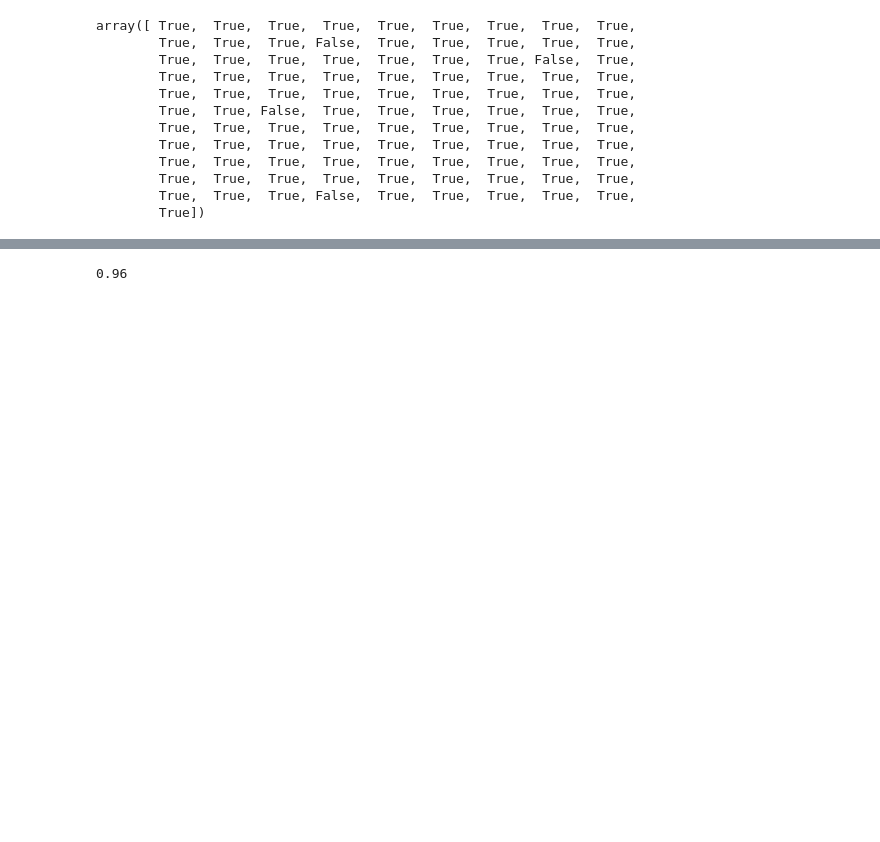
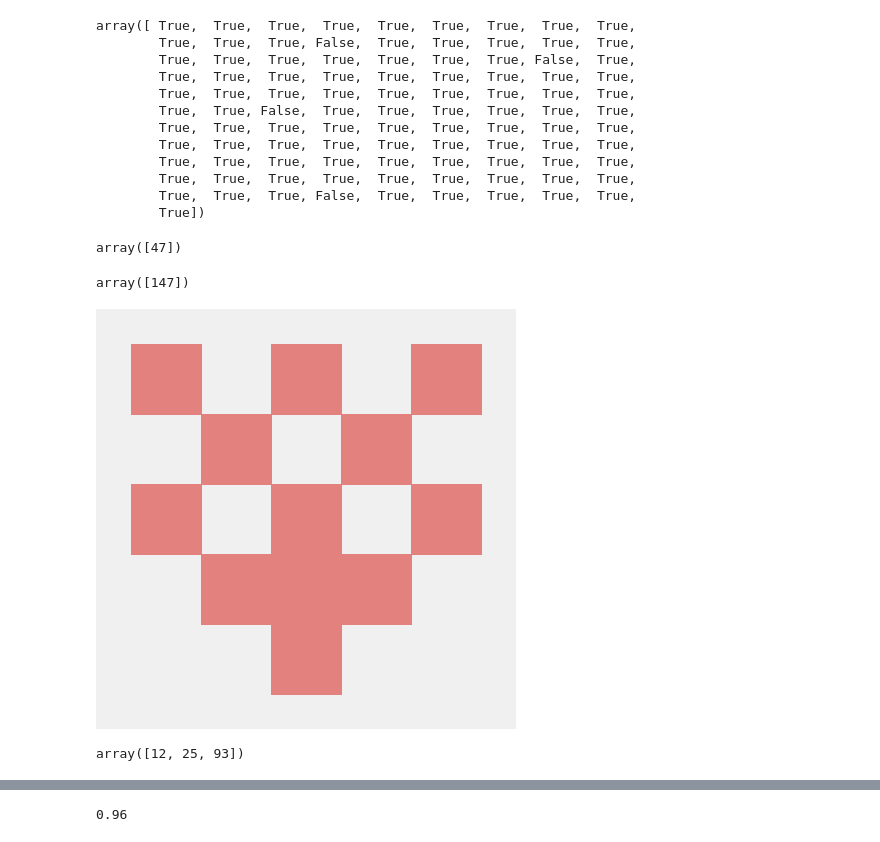
Before and after one commit to zeke/github-avatars, a Jupyter notebook: notebook.ipynb, the cells around one changed output, grey strips where cells are left out. Saved outputs shown, nothing was run; the diff lists cells and outputs as text; code cells hidden in the pictures; blank space fills up the shorter version.

```diff
--- a/notebook.ipynb
+++ b/notebook.ipynb
@@ -177,3 +207,37 @@ array([ True,  True,  True,  True,  True,  True,  True,  True,  True,
         True,  True,  True,  True,  True,  True,  True,  True,  True,
         True,  True,  True, False,  True,  True,  True,  True,  True,
         True])
+# %%
+# indices of avatars that are actually defaults but are classified as custom
+
+# single &: elementwise boolean AND of vectors of matrices
+
+# 1: default
+# 0: custom
+
+false_customs = np.where((predictions != validation_labels)&(validation_labels == 1))[0]
+false_customs
+# %% [output]
+array([47])
+# %%
+# display the false_custom(s)
+
+indices = false_customs + len(histograms)//2
+indices
+# %% [output]
+array([147])
+# %%
+file = files["filenames"][indices[0]]
+
+Image.open(file)
+# %% [output]
+[figure, added]
+# %%
+# indices of avatars that are actually customs but are classified as defaults
+# 1: default
+# 0: custom
+
+false_defaults = np.where((predictions != validation_labels)&(validation_labels == 0))[0]
+false_defaults
+# %% [output]
+array([12, 25, 93])
```
Also changed, not shown: parts of 6 cells of this notebook, 2 other files.
